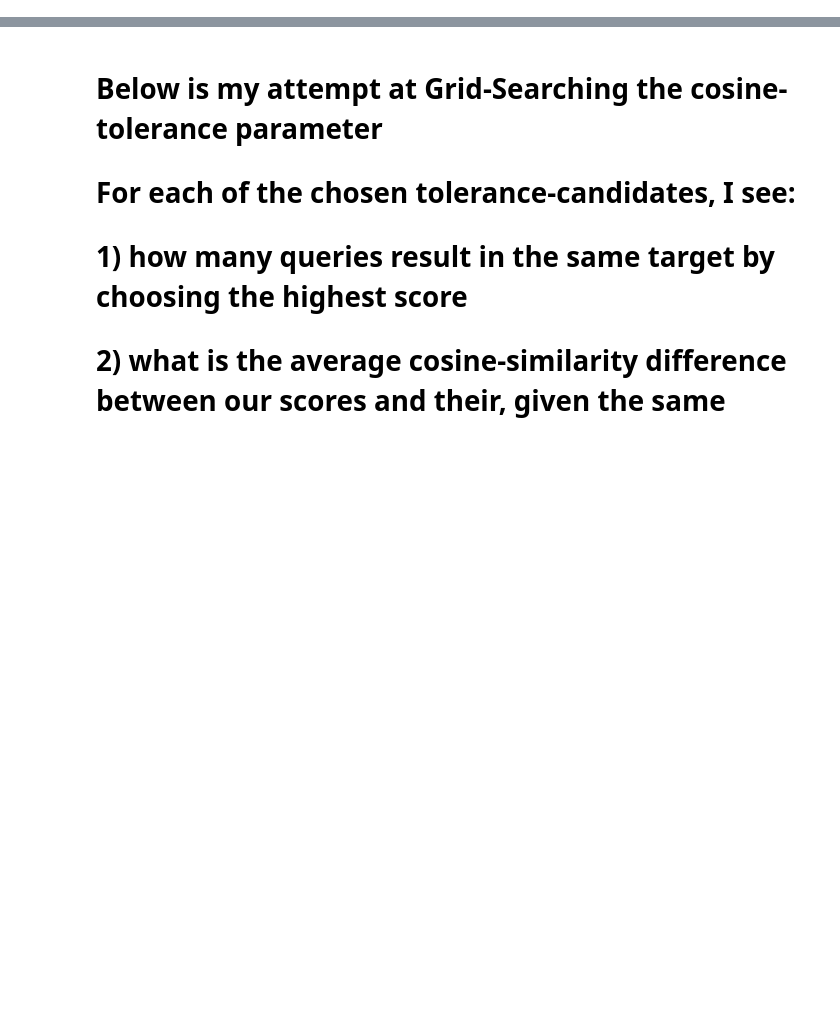
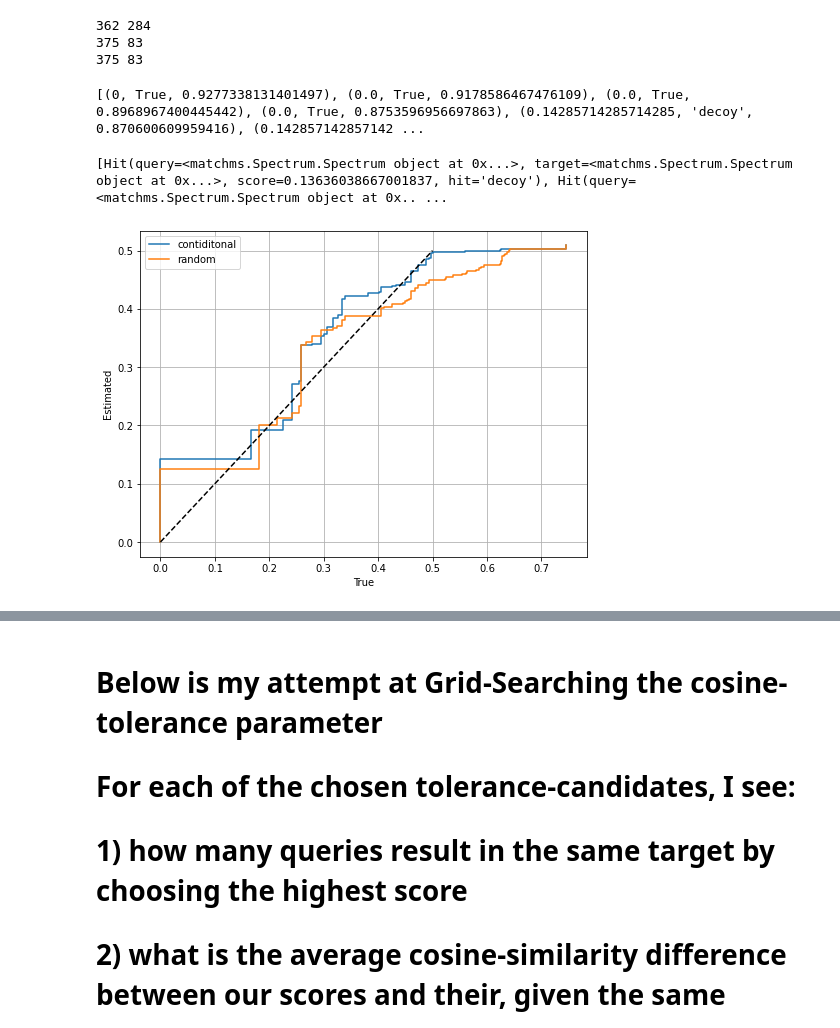
Before and after one commit to nitrozyna/FDR-Metabolomics, a Jupyter notebook: src/basic_pipeline.ipynb, the cells around one changed output, grey strips where cells are left out. Drawn from its saved outputs; the diff is of its cells as text; code cells hidden in the pictures; blank space fills up the shorter version.

Commit message:
Basic pipeline of calculating q-values.

```diff
--- a/src/basic_pipeline.ipynb
+++ b/src/basic_pipeline.ipynb
@@ -40,0 +95,13 @@ hits, misses = get_hits(spectrums_query, spectrums_lib, 2, cosine_tol=0.1)
+# %%
+# Using MatchMS to create spectra decoy
+decoys = []
+for i, s in enumerate( pre_spectrums_decoys ):
+    decoys.append(as_spectrum(s))
+    if i and i % 100 == 0:
+        print('processed %d', i)
+
+decoys_rand = []
+for i, s in enumerate( pre_spectrums_decoys_rand ):
+    decoys_rand.append(as_spectrum(s))
+    if i and i % 100 == 0:
+        print('processed %d', i)
@@ -40,0 +135,5 @@ hits, misses = get_hits(spectrums_query, spectrums_lib, 2, cosine_tol=0.1)
+# %%
+# Calculating cosine similarity for target-decoy match
+from cosine_calc import get_hits
+hits_decoys, misses_decoys = get_hits(spectrums_query, decoys, 3, "precursor_mz", cosine_tol=0.1, decoys=True)
+hits_decoys_rand, misses_decoys_rand = get_hits(spectrums_query, decoys_rand, 3, "precursor_mz", cosine_tol=0.1, decoys=True)
@@ -41,4 +156,41 @@ hits, misses = get_hits(spectrums_query, spectrums_lib, 2, cosine_tol=0.1)
+# %%
+print(len(hits),len(misses))
+print(len(hits_decoys),len(misses_decoys))
+print(len(hits_decoys_rand),len(misses_decoys_rand))
+# %% [output]
+362 284
+375 83
+375 83
 # %%
-# Calculating q-value scores
+# Calculating true q-value scores
 from q_value_calc import calculate_q_value
-q_list = calculate_q_value(hits)
+q_list_true = calculate_q_value(hits)
+# %%
+# Calculating estimated q-value scores
+q_list_estimated = calculate_q_value(hits+hits_decoys,True)
+q_list_estimated_rand = calculate_q_value(hits+hits_decoys_rand,True)
+print(q_list_estimated)
+# %% [output]
+[(0, True, 0.9277338131401497), (0.0, True, 0.9178586467476109), (0.0, True, 0.8968967400445442), (0.0, True, 0.8753596956697863), (0.14285714285714285, 'decoy', 0.870600609959416), (0.142857142857142 ...
+# %%
+print(hits_decoys)
+# %% [output]
+[Hit(query=<matchms.Spectrum.Spectrum object at 0x...>, target=<matchms.Spectrum.Spectrum object at 0x...>, score=0.13636038667001837, hit='decoy'), Hit(query=<matchms.Spectrum.Spectrum object at 0x.. ...
+# %%
+# plot estimated and true q-values
+def combine_true_est(q_val_true,q_val_est):
+    res = []
+    q_idx = 0
+    for q_e, _, score in q_val_est:
+        while q_idx < len(q_val_true)-1 and q_val_true[q_idx+1][2] >= score:
+            q_idx += 1
+        res.append((score, q_val_true[q_idx][0], q_e))
+    return res
+
+scores, trues, estimateds = zip(*combine_true_est(q_list_true, q_list_estimated))
+scores_rand, trues_rand, estimateds_rand = zip(*combine_true_est(q_list_true, q_list_estimated_rand))
+
+import plot_q_vals
+plot_q_vals.plot_q_vals( {'contiditonal':(trues,estimateds), 'random':(trues_rand,estimateds_rand)} )
+# %% [output]
+[figure, added]
```
Also changed, not shown: parts of 16 cells of this notebook, 12 other files.
